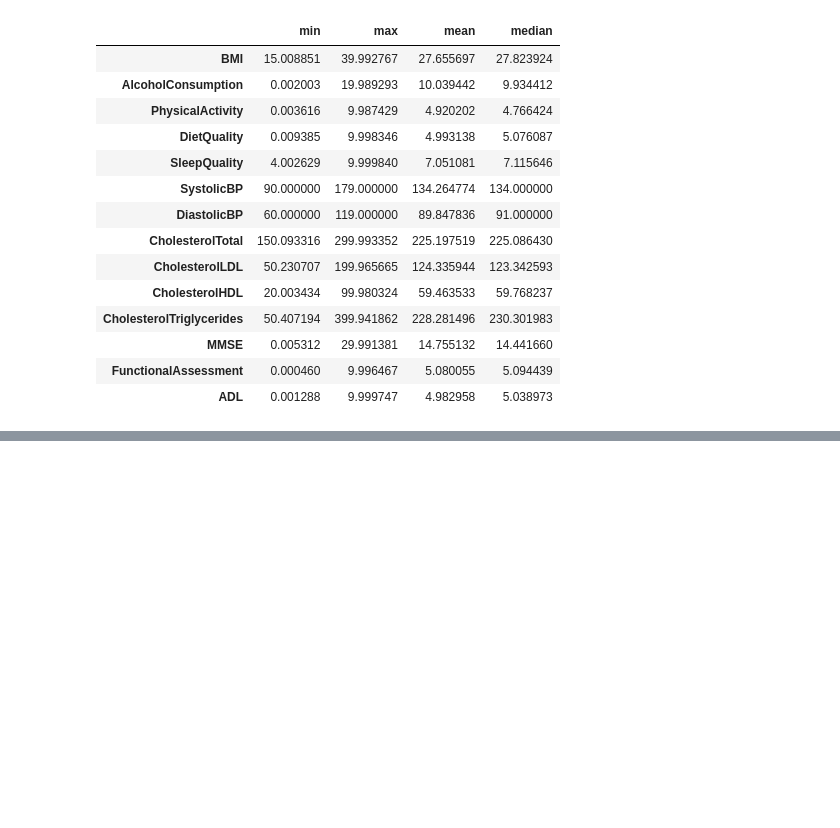
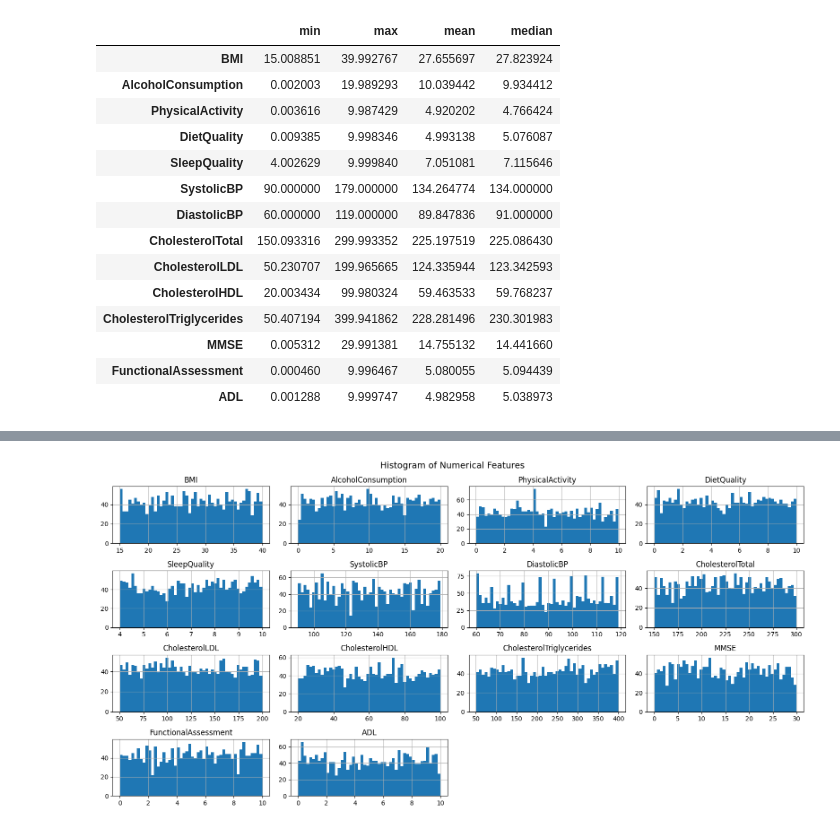
Before and after one commit to asaduzzaman-sohun/Alzheimer-s-disease-detection, a Jupyter notebook: code.ipynb, the cells around one changed output, grey strips where cells are left out. Drawn from its saved outputs; the diff is of its cells as text; code cells hidden in the pictures; blank space fills up the shorter version.

```diff
--- a/code.ipynb
+++ b/code.ipynb
@@ -187,0 +211,7 @@ df_alzheimers[numeric_cols].agg(["min", "max", "mean", "median"]).T
+# %%
+df_alzheimers[numeric_cols].hist(bins=50, figsize=(16, 8))
+plt.suptitle("Histogram of Numerical Features", fontsize=14)
+plt.tight_layout()
+plt.show()
+# %% [output]
+[figure, added]
```
Also changed, not shown: parts of 10 cells of this notebook, 1 other file.
